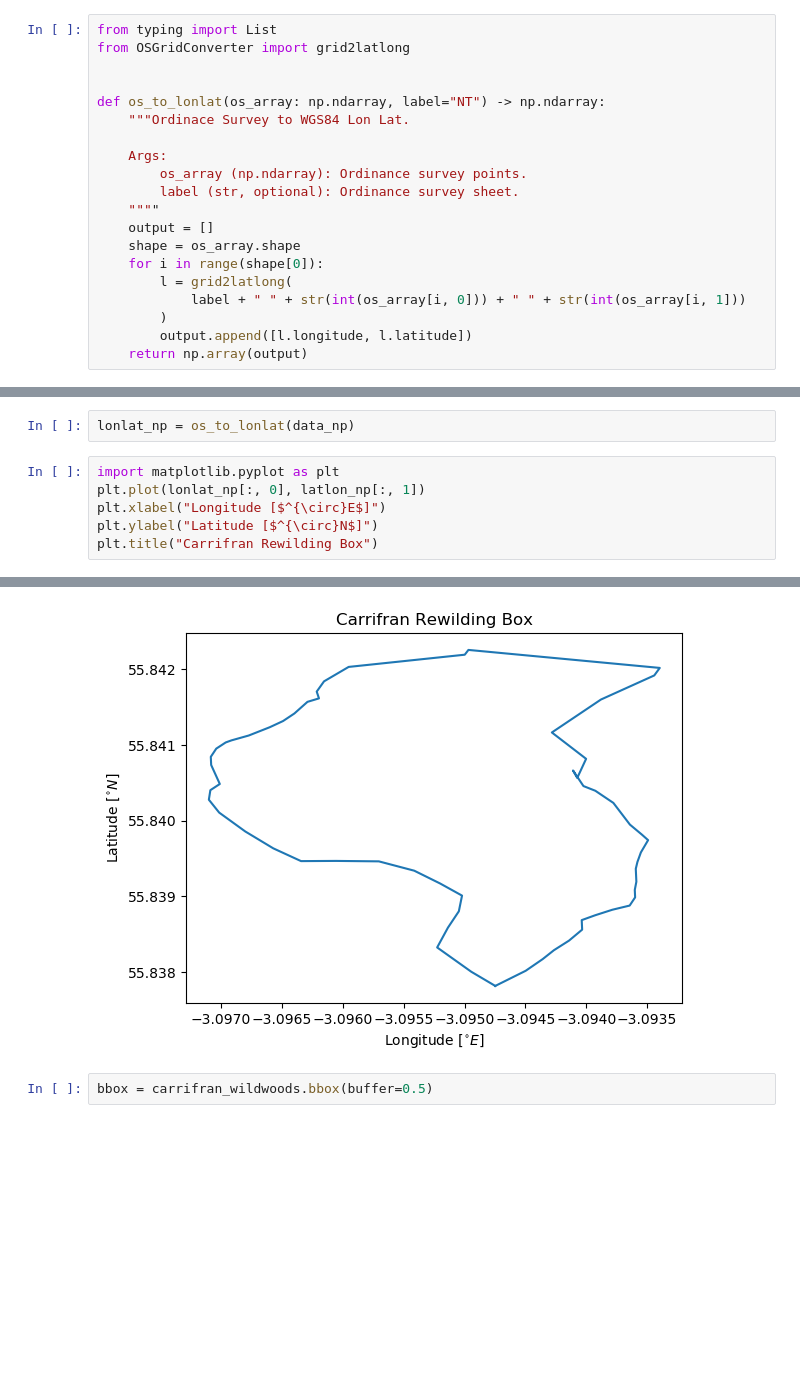
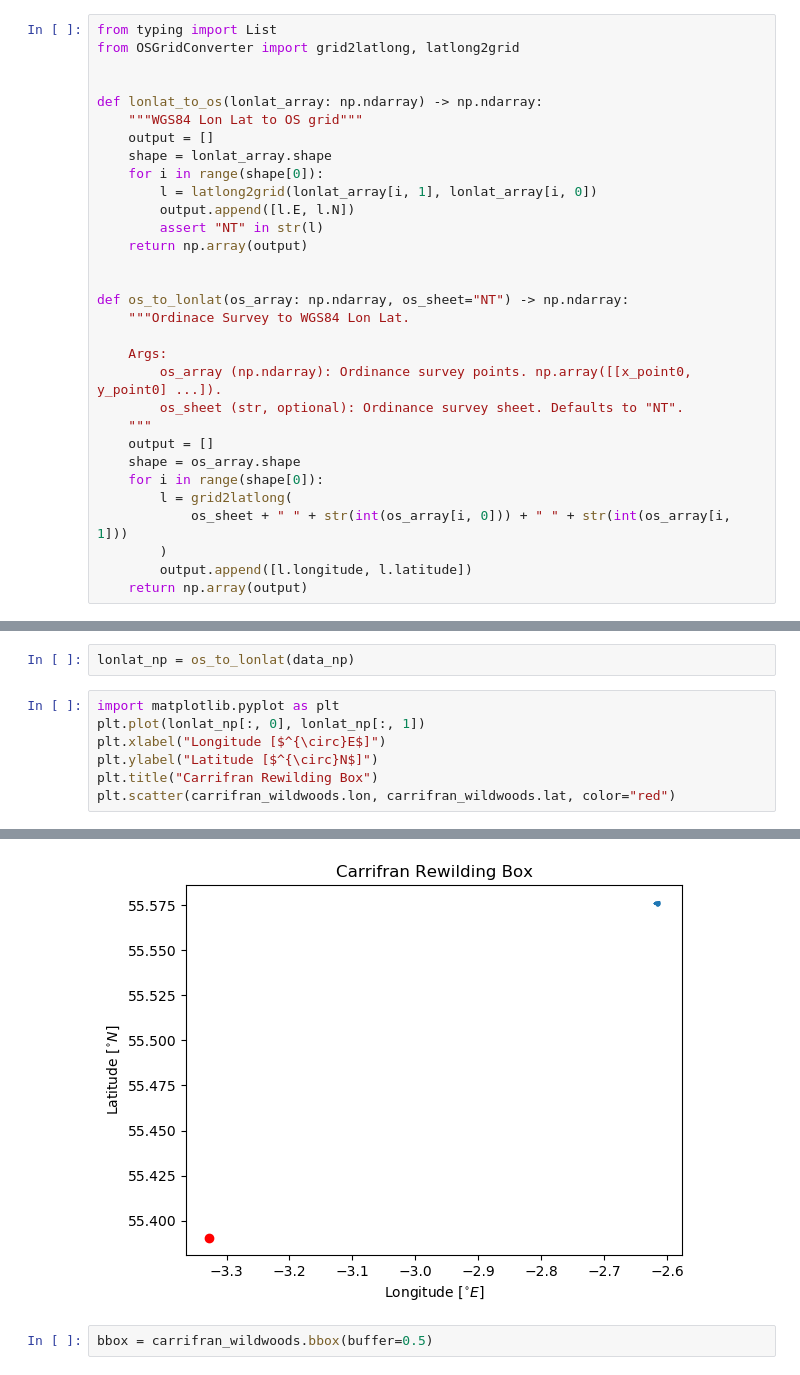
Before and after one commit to ai4er-cdt/geograph, a Jupyter notebook: notebooks/ST_Carrifran.ipynb, the cells around one changed output, grey strips where cells are left out. Drawn from its saved outputs; the diff is of its cells as text; blank space fills up the shorter version.

Commit message:
updating bounding box notebook: found that osGridConverter package seems to be wrong?

```diff
--- a/notebooks/ST_Carrifran.ipynb
+++ b/notebooks/ST_Carrifran.ipynb
@@ -115,21 +135,32 @@ Text(0.5, 1.0, 'Carrifran Rewilding Box')
 Requirement already satisfied: OSGridConverter in /Users/simon/geograph/env/lib/python3.8/site-packages (0.1.3)
 # %%
 from typing import List
-from OSGridConverter import grid2latlong
+from OSGridConverter import grid2latlong, latlong2grid
 
 
-def os_to_lonlat(os_array: np.ndarray, label="NT") -> np.ndarray:
+def lonlat_to_os(lonlat_array: np.ndarray) -> np.ndarray:
+    """WGS84 Lon Lat to OS grid"""
+    output = []
+    shape = lonlat_array.shape
+    for i in range(shape[0]):
+        l = latlong2grid(lonlat_array[i, 1], lonlat_array[i, 0])
+        output.append([l.E, l.N])
+        assert "NT" in str(l)
+    return np.array(output)
+
+
+def os_to_lonlat(os_array: np.ndarray, os_sheet="NT") -> np.ndarray:
     """Ordinace Survey to WGS84 Lon Lat.
 
     Args:
-        os_array (np.ndarray): Ordinance survey points.
-        label (str, optional): Ordinance survey sheet.
-    """"
+        os_array (np.ndarray): Ordinance survey points. np.array([[x_point0, y_point0] ...]).
+        os_sheet (str, optional): Ordinance survey sheet. Defaults to "NT".
+    """
     output = []
     shape = os_array.shape
     for i in range(shape[0]):
         l = grid2latlong(
-            label + " " + str(int(os_array[i, 0])) + " " + str(int(os_array[i, 1]))
+            os_sheet + " " + str(int(os_array[i, 0])) + " " + str(int(os_array[i, 1]))
         )
         output.append([l.longitude, l.latitude])
     return np.array(output)
@@ -137,8 +214,9 @@ def os_to_lonlat(os_array: np.ndarray, label="NT") -> np.ndarray:
 lonlat_np = os_to_lonlat(data_np)
 # %%
 import matplotlib.pyplot as plt
-plt.plot(lonlat_np[:, 0], latlon_np[:, 1])
+plt.plot(lonlat_np[:, 0], lonlat_np[:, 1])
 plt.xlabel("Longitude [$^{\circ}E$]")
 plt.ylabel("Latitude [$^{\circ}N$]")
 plt.title("Carrifran Rewilding Box")
+plt.scatter(carrifran_wildwoods.lon, carrifran_wildwoods.lat, color="red")
 # %% [output]
@@ -146,4 +224,4 @@ Text(0.5, 1.0, 'Carrifran Rewilding Box')
-[figure, old version]
+[figure, new version]
 # %%
 bbox = carrifran_wildwoods.bbox(buffer=0.5)
 # %%
```
Also changed, not shown: parts of 5 cells of this notebook.
